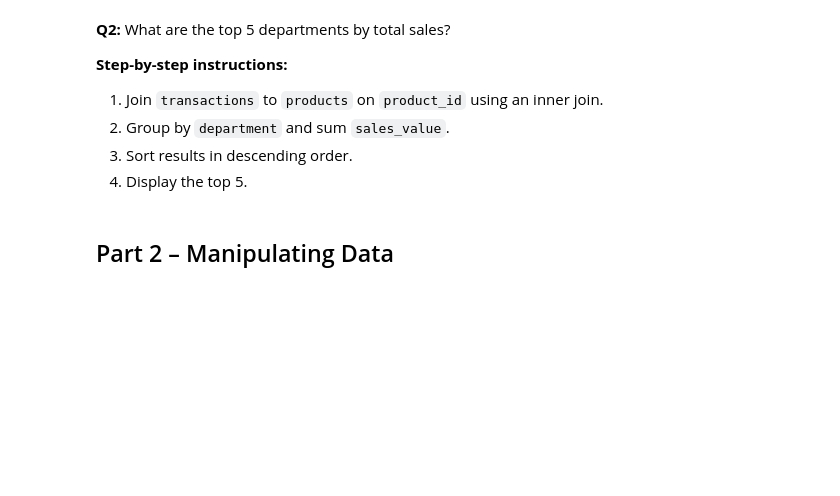
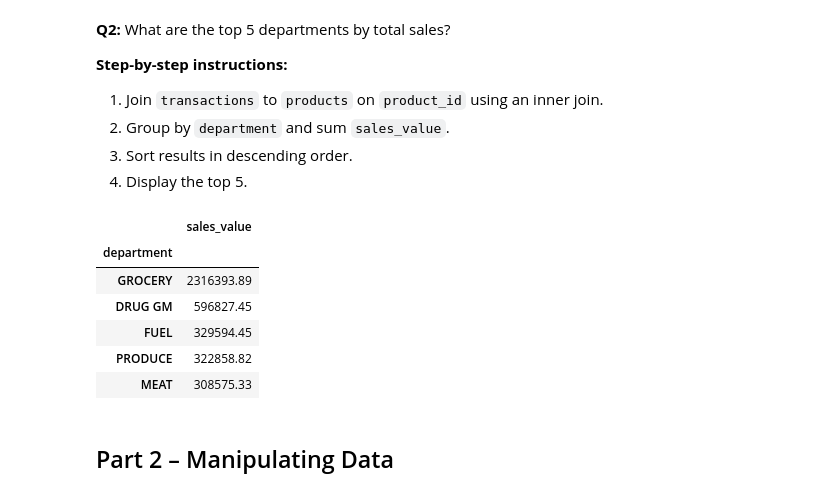
Before and after one commit to mbreese/BANA-7025, a Jupyter notebook: assignments/homework/week-04-homework.ipynb, the cells around one changed output. Saved outputs shown, nothing was run; the diff lists cells and outputs as text; code cells hidden in the pictures; blank space fills up the shorter version.

```diff
--- a/assignments/homework/week-04-homework.ipynb
+++ b/assignments/homework/week-04-homework.ipynb
@@ -132,6 +138,20 @@ mean_sales = transactions['sales_value'].__()
 4. Display the top 5.
 # %%
 # Your code here
+
+pd.merge(transactions, products, how="inner", on="product_id") \
+  .groupby("department") \
+  .agg({"sales_value":"sum"}) \
+  .sort_values("sales_value", ascending=False) \
+  .head(5)
+# %% [output]
+|  | sales_value |
+| department |  |
+| GROCERY | 2316393.89 |
+| DRUG GM | 596827.45 |
+| FUEL | 329594.45 |
+| PRODUCE | 322858.82 |
+| MEAT | 308575.33 |
 # %% [markdown]
 ## Part 2 – Manipulating Data
 # %% [markdown]
```
Also changed, not shown: parts of 4 cells of this notebook.
